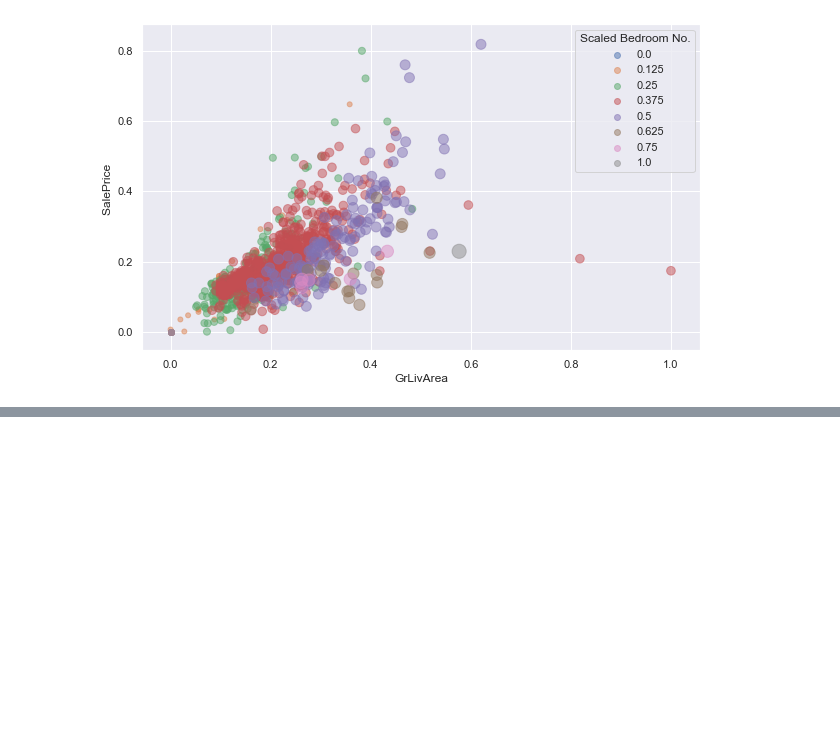
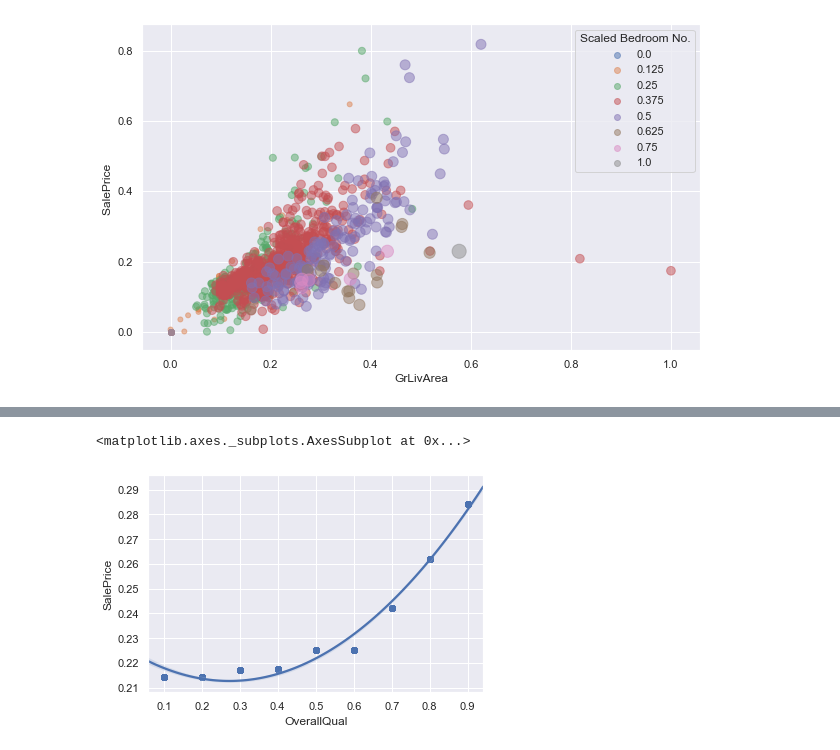
Before and after one commit to Shunling/CapstoneProjects, a Jupyter notebook: HousePriceRegression/Shirley_HousePriceRegression_EDA_StoryTelling.ipynb, the cells around one changed output, grey strips where cells are left out. Saved outputs shown, nothing was run; the diff lists cells and outputs as text; code cells hidden in the pictures; blank space fills up the shorter version.

```diff
--- a/HousePriceRegression/Shirley_HousePriceRegression_EDA_StoryTelling.ipynb
+++ b/HousePriceRegression/Shirley_HousePriceRegression_EDA_StoryTelling.ipynb
@@ -494,0 +518,6 @@ for i in range(1,4):
+# %%
+# Better curve fitting
+sns.regplot(x='OverallQual',y='SalePrice',scatter=True,data=df_new2,order=2)
+# %% [output]
+<matplotlib.axes._subplots.AxesSubplot at 0x...>
+[figure, added]
```
Also changed, not shown: parts of 8 cells of this notebook.
